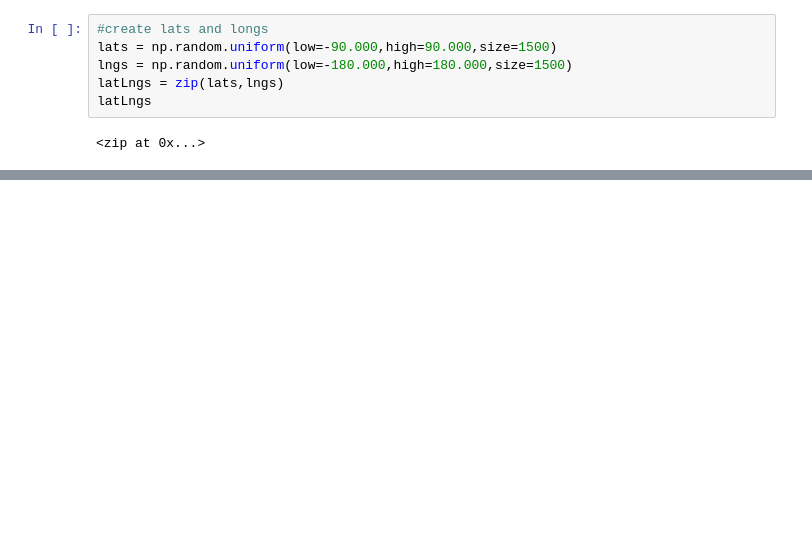
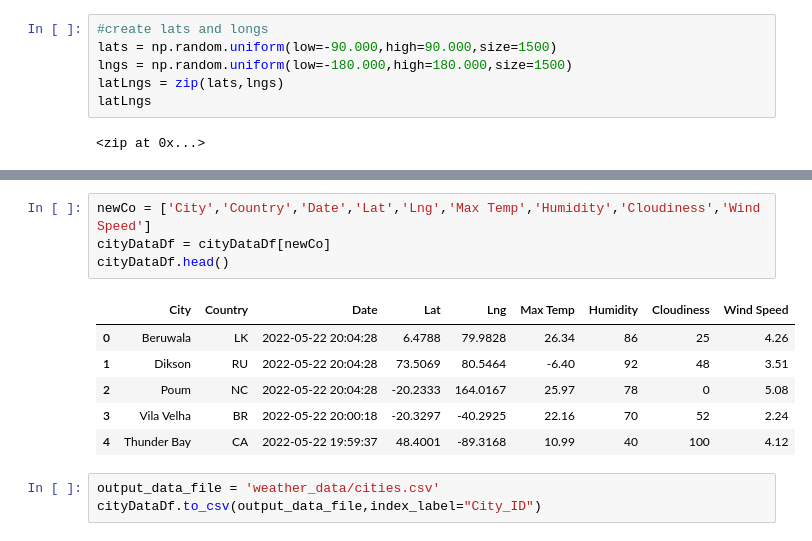
Before and after one commit to jnels4/world_weather_analysis, a Jupyter notebook: WeatherPy.ipynb, the cells around one changed output, grey strips where cells are left out. Cells and saved outputs as stored; diff of their text form; blank space fills up the shorter version.

```diff
--- a/WeatherPy.ipynb
+++ b/WeatherPy.ipynb
@@ -69,0 +166,14 @@ len(cities)
+# %%
+newCo = ['City','Country','Date','Lat','Lng','Max Temp','Humidity','Cloudiness','Wind Speed']
+cityDataDf = cityDataDf[newCo]
+cityDataDf.head()
+# %% [output]
+|  | City | Country | Date | Lat | Lng | Max Temp | Humidity | Cloudiness | Wind Speed |
+| 0 | Beruwala | LK | 2022-05-22 20:04:28 | 6.4788 | 79.9828 | 26.34 | 86 | 25 | 4.26 |
+| 1 | Dikson | RU | 2022-05-22 20:04:28 | 73.5069 | 80.5464 | -6.40 | 92 | 48 | 3.51 |
+| 2 | Poum | NC | 2022-05-22 20:04:28 | -20.2333 | 164.0167 | 25.97 | 78 | 0 | 5.08 |
+| 3 | Vila Velha | BR | 2022-05-22 20:00:18 | -20.3297 | -40.2925 | 22.16 | 70 | 52 | 2.24 |
+| 4 | Thunder Bay | CA | 2022-05-22 19:59:37 | 48.4001 | -89.3168 | 10.99 | 40 | 100 | 4.12 |
+# %%
+output_data_file = 'weather_data/cities.csv'
+cityDataDf.to_csv(output_data_file,index_label="City_ID")
```
Also changed, not shown: parts of 7 cells of this notebook, 1 other file.
